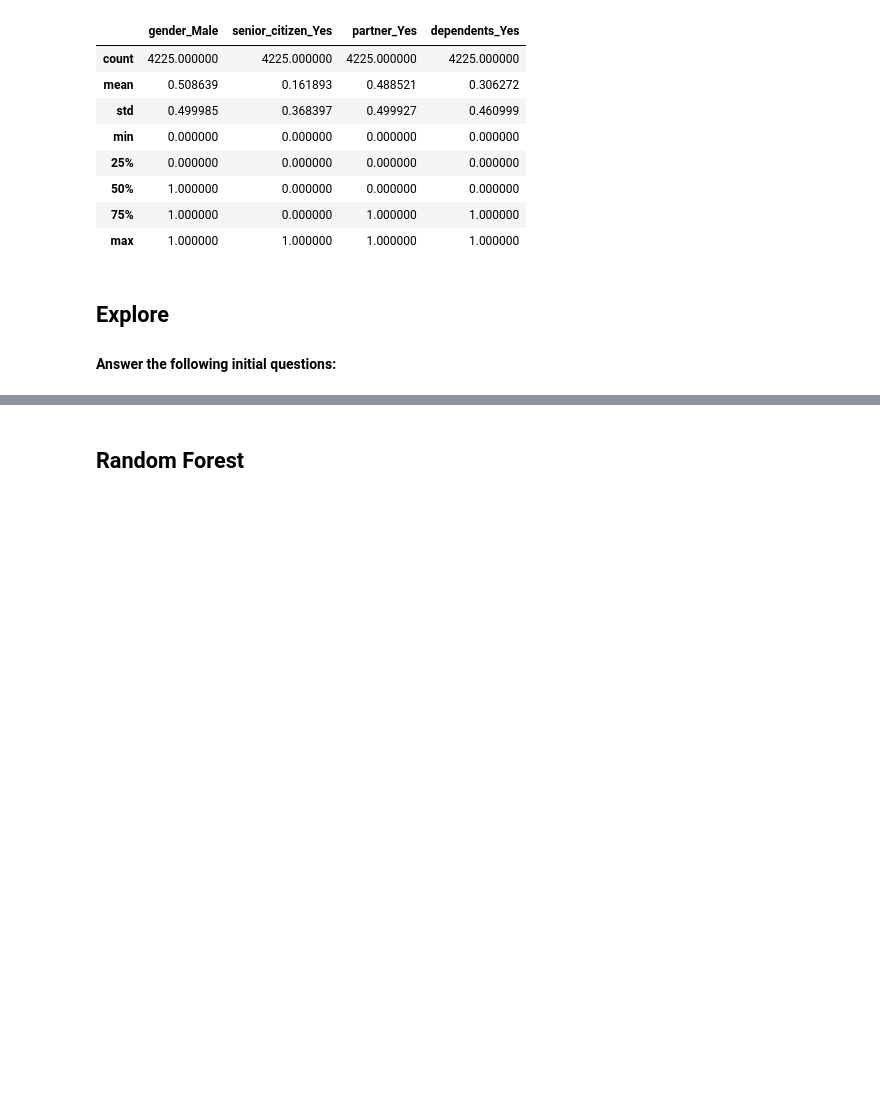
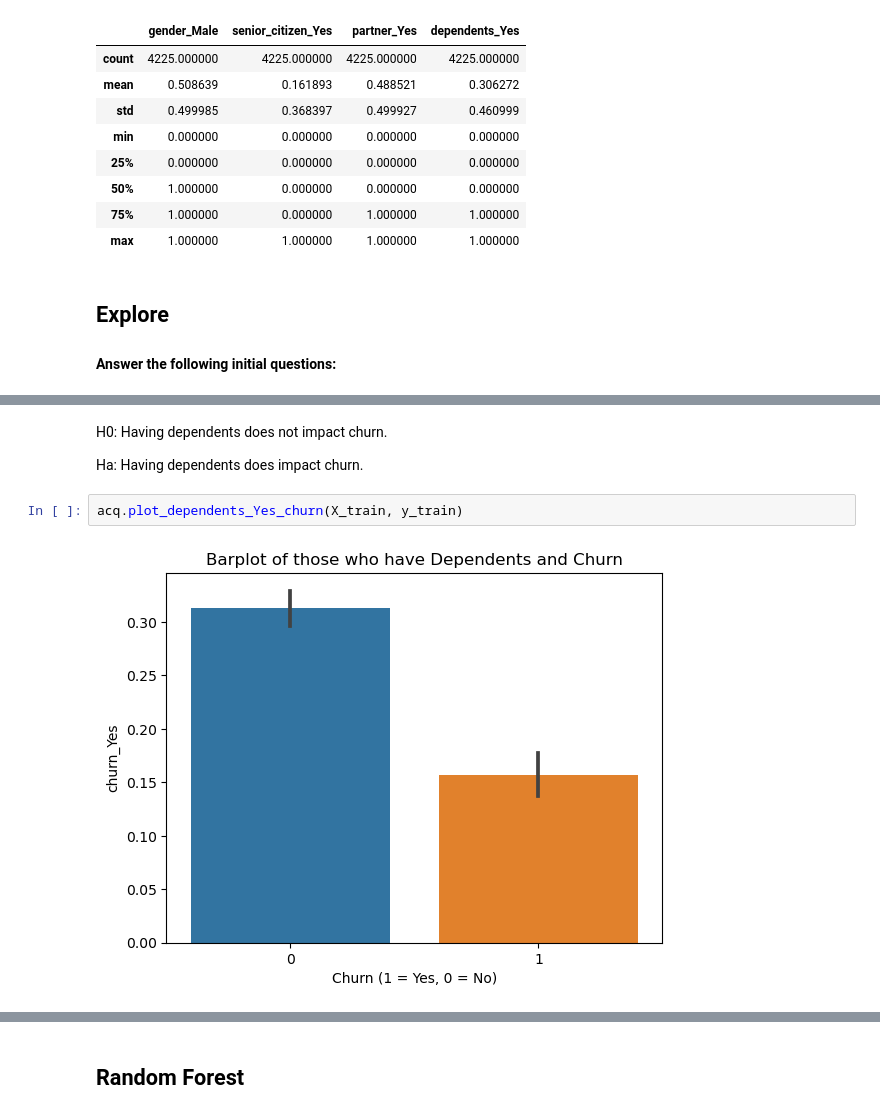
Before and after one commit to Esayas-Asefa/classification_project, a Jupyter notebook: final_report.ipynb, the cells around one changed output, grey strips where cells are left out. Saved outputs shown, nothing was run; the diff lists cells and outputs as text; blank space fills up the shorter version.

```diff
--- a/final_report.ipynb
+++ b/final_report.ipynb
@@ -138,0 +169,8 @@ plt.show()
+# %% [markdown]
+H0: Having dependents does not impact churn.
+
+Ha: Having dependents does impact churn.
+# %%
+acq.plot_dependents_Yes_churn(X_train, y_train)
+# %% [output]
+[figure, added]
```
Also changed, not shown: parts of 23 cells of this notebook, 1 other file.
